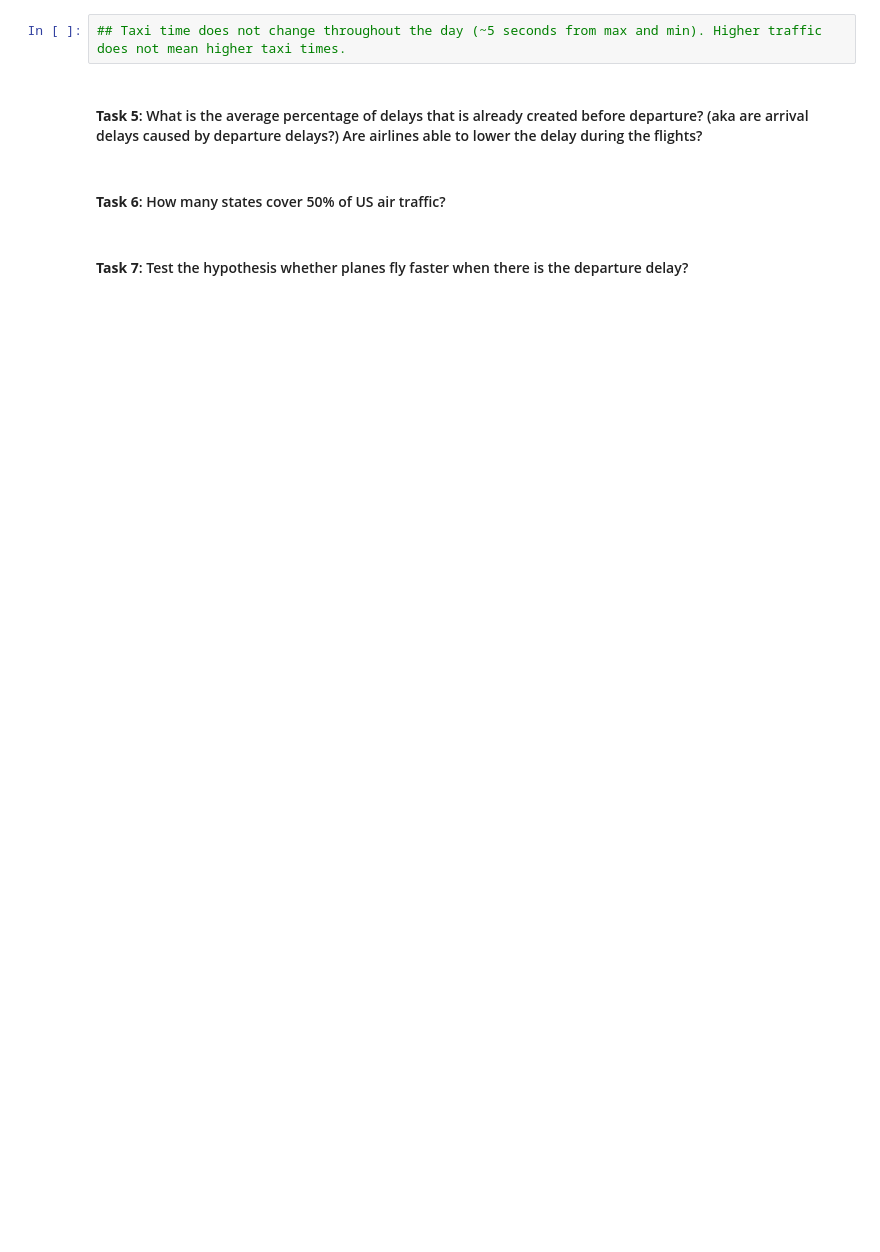
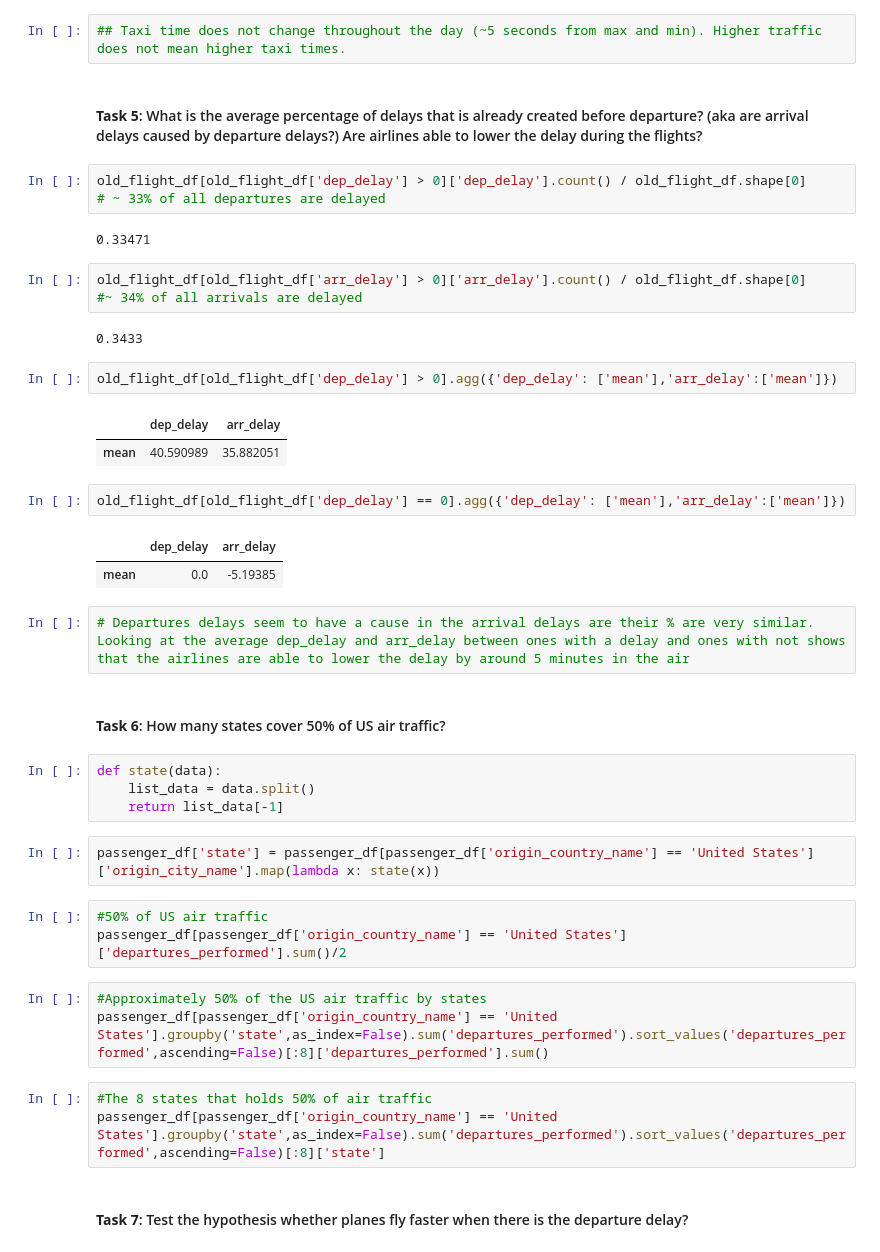
Before and after one commit to JohnathanJack/Predicting-Flight-Delays, a Jupyter notebook: exploratory_analysis.ipynb, the cells around one changed output. Cells and saved outputs as stored; diff of their text form; blank space fills up the shorter version.

```diff
--- a/exploratory_analysis.ipynb
+++ b/exploratory_analysis.ipynb
@@ -234,7 +183,44 @@ taxi_df.groupby(['hour'],as_index=False).mean('taxi_out')
 ## Taxi time does not change throughout the day (~5 seconds from max and min). Higher traffic does not mean higher taxi times.
 # %% [markdown]
 #### **Task 5**: What is the average percentage of delays that is already created before departure? (aka are arrival delays caused by departure delays?) Are airlines able to lower the delay during the flights?
+# %%
+old_flight_df[old_flight_df['dep_delay'] > 0]['dep_delay'].count() / old_flight_df.shape[0]
+# ~ 33% of all departures are delayed
+# %% [output]
+0.33471
+# %%
+old_flight_df[old_flight_df['arr_delay'] > 0]['arr_delay'].count() / old_flight_df.shape[0]
+#~ 34% of all arrivals are delayed
+# %% [output]
+0.3433
+# %%
+old_flight_df[old_flight_df['dep_delay'] > 0].agg({'dep_delay': ['mean'],'arr_delay':['mean']})
+# %% [output]
+|  | dep_delay | arr_delay |
+| mean | 40.590989 | 35.882051 |
+# %%
+old_flight_df[old_flight_df['dep_delay'] == 0].agg({'dep_delay': ['mean'],'arr_delay':['mean']})
+# %% [output]
+|  | dep_delay | arr_delay |
+| mean | 0.0 | -5.19385 |
+# %%
+# Departures delays seem to have a cause in the arrival delays are their % are very similar. Looking at the average dep_delay and arr_delay between ones with a delay and ones with not shows that the airlines are able to lower the delay by around 5 minutes in the air
 # %% [markdown]
 #### **Task 6**: How many states cover 50% of US air traffic?
+# %%
+def state(data):
+    list_data = data.split()
+    return list_data[-1]
+# %%
+passenger_df['state'] = passenger_df[passenger_df['origin_country_name'] == 'United States']['origin_city_name'].map(lambda x: state(x))
+# %%
+#50% of US air traffic
+passenger_df[passenger_df['origin_country_name'] == 'United States']['departures_performed'].sum()/2
+# %%
+#Approximately 50% of the US air traffic by states
+passenger_df[passenger_df['origin_country_name'] == 'United States'].groupby('state',as_index=False).sum('departures_performed').sort_values('departures_performed',ascending=False)[:8]['departures_performed'].sum()
+# %%
+#The 8 states that holds 50% of air traffic
+passenger_df[passenger_df['origin_country_name'] == 'United States'].groupby('state',as_index=False).sum('departures_performed').sort_values('departures_performed',ascending=False)[:8]['state']
 # %% [markdown]
 #### **Task 7**: Test the hypothesis whether planes fly faster when there is the departure delay?
```
Also changed, not shown: parts of 16 cells of this notebook.
